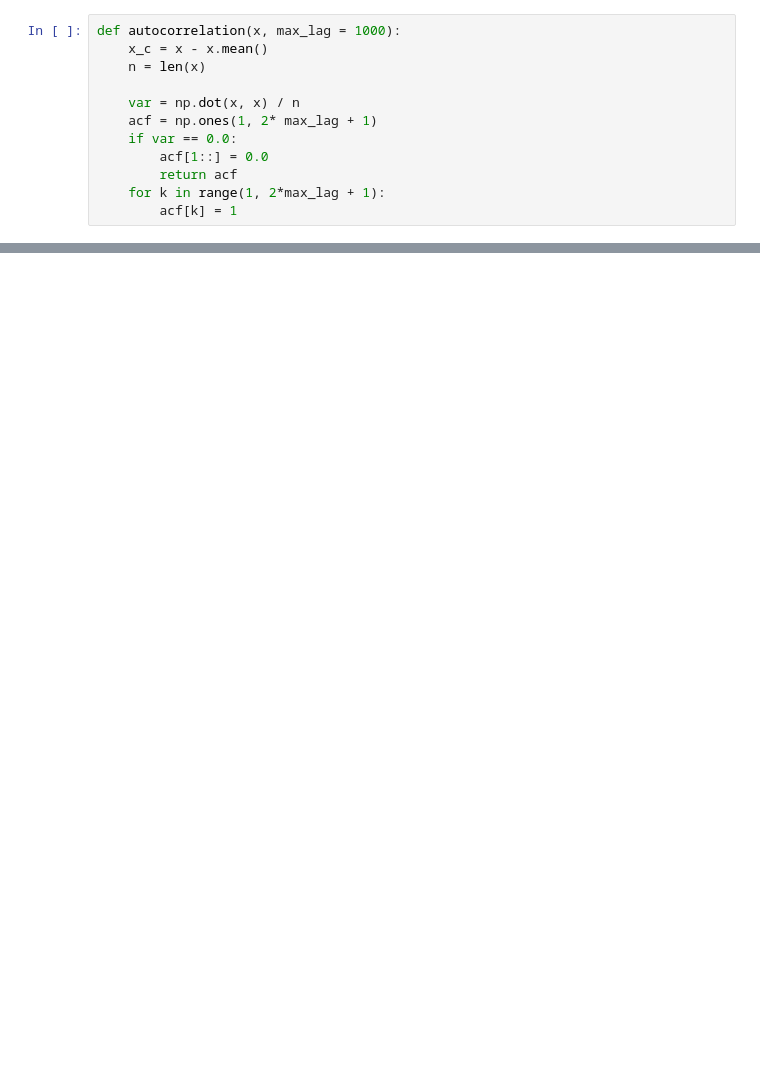
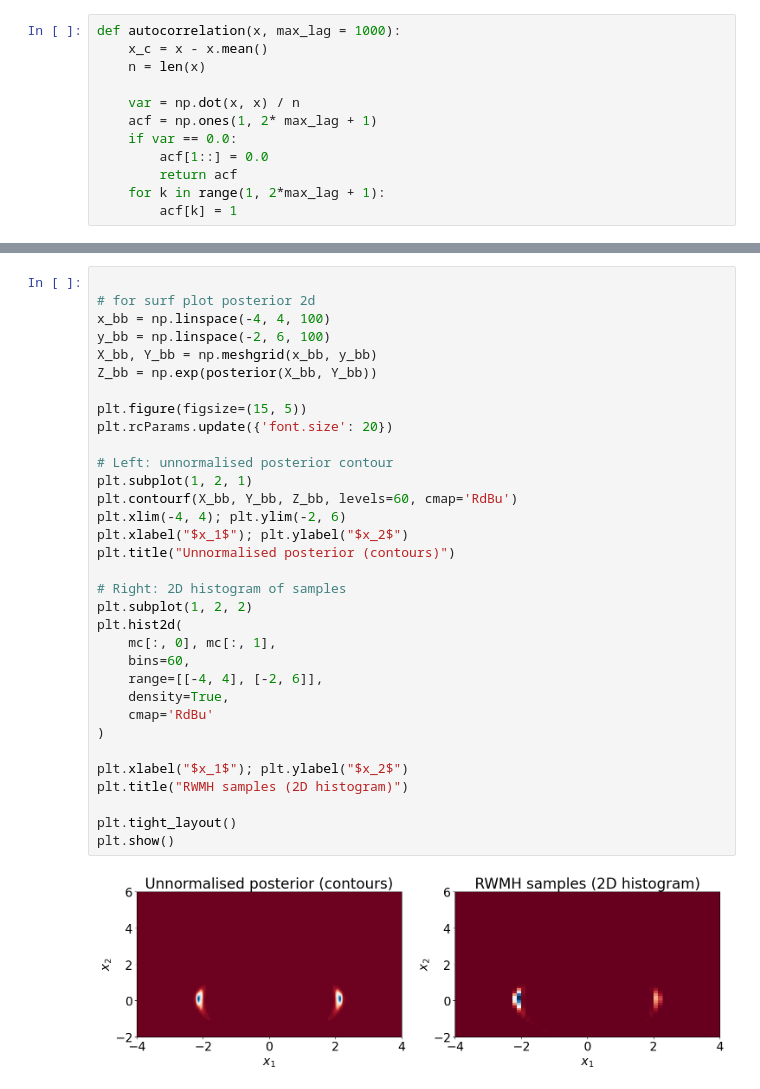
Before and after one commit to alisaklymchuk/stochastic_simulation_math60047, a Jupyter notebook: coursework.ipynb, the cells around one changed output, grey strips where cells are left out. Saved outputs shown, nothing was run; the diff lists cells and outputs as text; blank space fills up the shorter version.

```diff
--- a/coursework.ipynb
+++ b/coursework.ipynb
@@ -363,0 +343,35 @@ samples_cloud(mc)
+# %%
+
+# for surf plot posterior 2d
+x_bb = np.linspace(-4, 4, 100)
+y_bb = np.linspace(-2, 6, 100)
+X_bb, Y_bb = np.meshgrid(x_bb, y_bb)
+Z_bb = np.exp(posterior(X_bb, Y_bb))
+
+plt.figure(figsize=(15, 5))
+plt.rcParams.update({'font.size': 20})
+
+# Left: unnormalised posterior contour
+plt.subplot(1, 2, 1)
+plt.contourf(X_bb, Y_bb, Z_bb, levels=60, cmap='RdBu')
+plt.xlim(-4, 4); plt.ylim(-2, 6)
+plt.xlabel("$x_1$"); plt.ylabel("$x_2$")
+plt.title("Unnormalised posterior (contours)")
+
+# Right: 2D histogram of samples
+plt.subplot(1, 2, 2)
+plt.hist2d(
+    mc[:, 0], mc[:, 1],
+    bins=60,
+    range=[[-4, 4], [-2, 6]],
+    density=True,
+    cmap='RdBu'
+)
+
+plt.xlabel("$x_1$"); plt.ylabel("$x_2$")
+plt.title("RWMH samples (2D histogram)")
+
+plt.tight_layout()
+plt.show()
+# %% [output]
+[figure, added]
```
Also changed, not shown: parts of 12 cells of this notebook.
